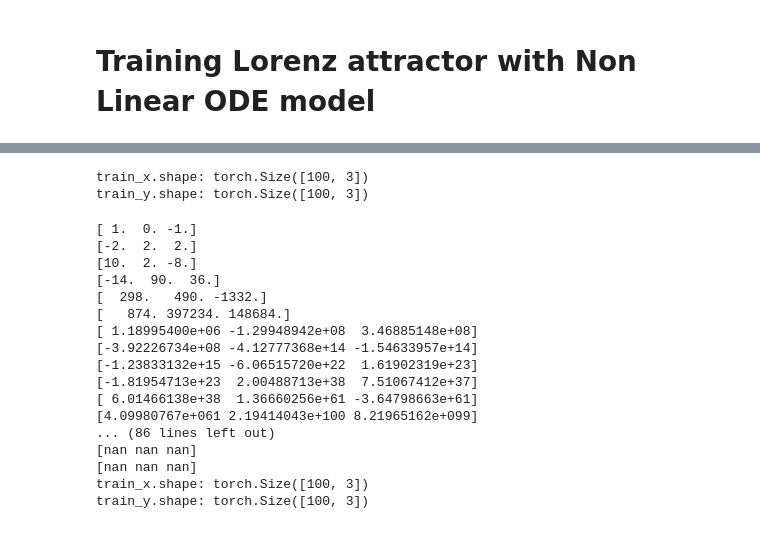
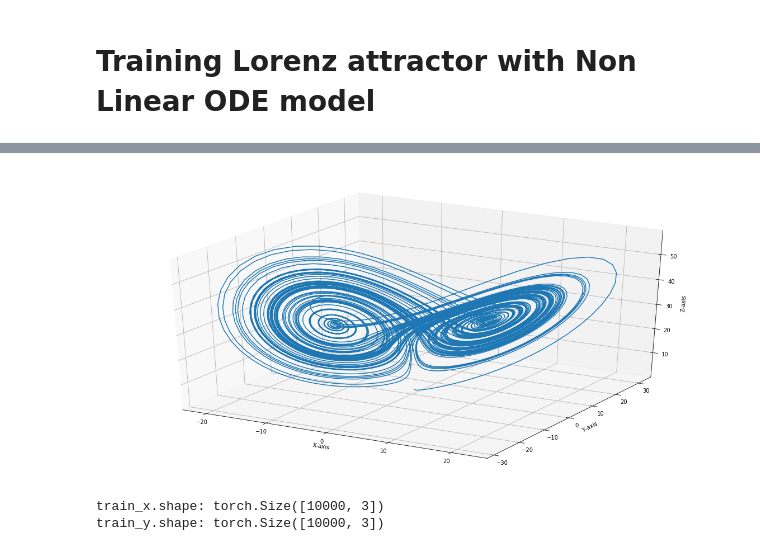
Before and after one commit to KennethThNg/Semester-project-dynamical-system-learning, a Jupyter notebook: ODELayersTest.ipynb, the cells around one changed output, grey strips where cells are left out. Drawn from its saved outputs; the diff is of its cells as text; code cells hidden in the pictures.

```diff
--- a/ODELayersTest.ipynb
+++ b/ODELayersTest.ipynb
@@ -254,12 +255,29 @@ array([0., 0., 0.])
+# %%
+fig = plt.figure(figsize=(20,10))
+ax = fig.gca(projection='3d')
+ax.plot(np.array(sol)[:,0], np.array(sol)[:,1], np.array(sol)[:,2])
+ax.set_xlabel('X-axis')
+ax.set_ylabel('Y-axis')
+ax.set_zlabel('Z-axis')
+plt.show()
+# %% [output]
+[figure, added]
 # %%
-A = np.asarray([[1-sigma, sigma, 0], [rho, 0, 0], [0, 0, 1-beta]])
+sigma = 10
+rho = 28
+beta = 8/3
+
+dt = 0.01
+
+A = np.asarray([[-sigma, sigma, 0], [rho, -1, 0], [0, 0, -beta]])
 Q0 = np.asarray([[0,0,0], [0,0,0], [0,0,0]])
 Q1= np.asarray([[0,0,-1], [0,0,0], [0,0,0]])
 Q2 = np.asarray([[0,1,0],[0,0,0], [0,0,0]])
 
-sol = [[ 1., 0., -1]]
 
-for i in range(100):
+sol = [[ 0., 1., 1.05]]
+
+for i in range(10000):
     x = np.asarray(sol[-1])
     Ax = A.dot(x)
 
@@ -267,10 +285,11 @@ for i in range(100):
     q1 = x.T.dot(Q1.dot(x))
     q2 = x.T.dot(Q2.dot(x))
 
-    xBx = np.asarray([q0, q1, q2])
+    phix = np.asarray([q0, q1, q2])
 
-    f = Ax + xBx
-    sol.append(f)
+    f = Ax + phix
+    x = x + dt*f
+    sol.append(x)
 
 X = np.asarray(sol)[:-1]
 Y = np.asarray(sol)[1:]
@@ -280,44 +299,5 @@ train_y = torch.FloatTensor(Y)
 print('train_x.shape:', train_x.shape)#train_input
 print('train_y.shape:', train_y.shape)#train_output
 # %% [output]
-train_x.shape: torch.Size([100, 3])
-train_y.shape: torch.Size([100, 3])
+train_x.shape: torch.Size([10000, 3])
+train_y.shape: torch.Size([10000, 3])
-# %%
-A = np.asarray([[1-sigma, sigma, 0], [rho, 0, 0], [0, 0, 1-beta]])
-B = np.asarray([[0,0,0,0,0,0], [0,0,0,0,0,-1], [0,0,0,1,0,0]])
-
-sol = [[ 1., 0., -1]]
-
-for i in range(100):
-    x = np.asarray(sol[-1])
-    Ax = A.dot(x)
-    x_quad = np.array([x[0]**2, x[1]**2, x[2]**2, x[0]*x[1], x[1]*x[2], x[0]*x[2]])
-    xBx = B.dot(x_quad)
-    f = Ax + xBx
-    sol.append(f)
-
-X = np.asarray(sol)[:-1]
-Y = np.asarray(sol)[1:]
-train_x = torch.FloatTensor(X)
-train_y = torch.FloatTensor(Y)
-
-print('train_x.shape:', train_x.shape)#train_input
-print('train_y.shape:', train_y.shape)#train_output
-# %% [output]
-[ 1.  0. -1.]
-[-2.  2.  2.]
-[10.  2. -8.]
-[-14.  90.  36.]
-[  298.   490. -1332.]
-[   874. 397234. 148684.]
-[ 1.18995400e+06 -1.29948942e+08  3.46885148e+08]
-[-3.92226734e+08 -4.12777368e+14 -1.54633957e+14]
-[-1.23833132e+15 -6.06515720e+22  1.61902319e+23]
-[-1.81954713e+23  2.00488713e+38  7.51067412e+37]
-[ 6.01466138e+38  1.36660256e+61 -3.64798663e+61]
-[4.09980767e+061 2.19414043e+100 8.21965162e+099]
-... (86 lines left out)
-[nan nan nan]
-[nan nan nan]
-train_x.shape: torch.Size([100, 3])
-train_y.shape: torch.Size([100, 3])
```
Also changed, not shown: parts of 28 cells of this notebook.
